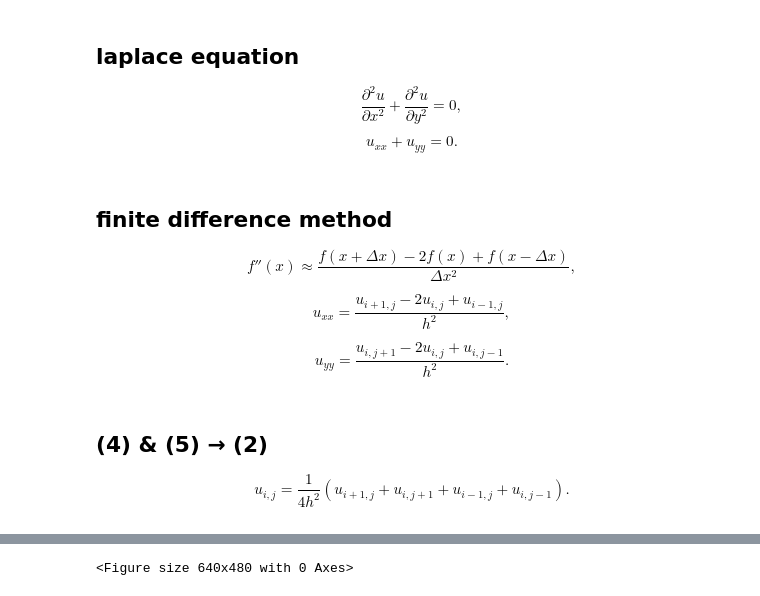
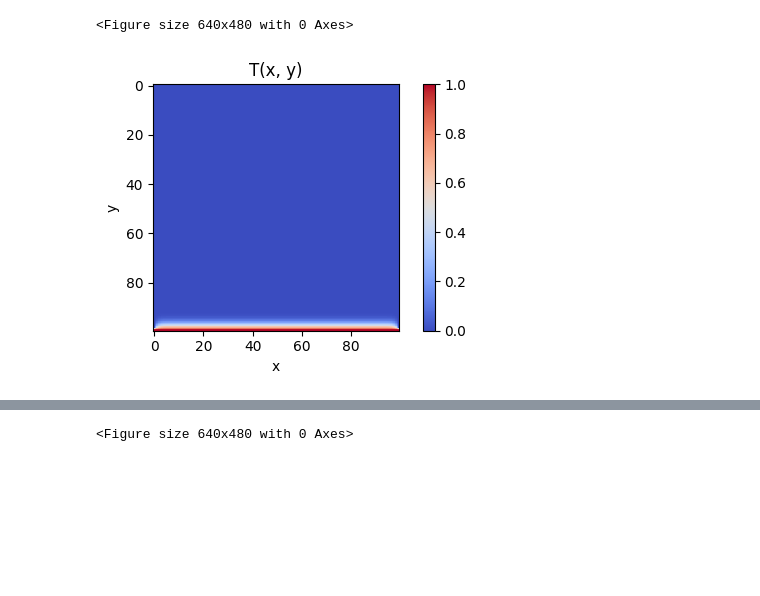
Before and after one commit to dudung/py-jupyter-nb, a Jupyter notebook: src/apply/nummeth/pde/laplace_heat_square_plate_diff_iter.ipynb, the cells around one changed output, grey strips where cells are left out. Drawn from its saved outputs; the diff is of its cells as text; code cells hidden in the pictures; blank space fills up the shorter version.

```diff
--- a/src/apply/nummeth/pde/laplace_heat_square_plate_diff_iter.ipynb
+++ b/src/apply/nummeth/pde/laplace_heat_square_plate_diff_iter.ipynb
@@ -4,28 +3,0 @@ Solve Laplace equation with FDM for square plate with different number of iterat
-# %% [markdown]
-## laplace equation
-
-$$\tag{1}
-\frac{\partial^2 u}{\partial x^2} + \frac{\partial^2 u}{\partial y^2} = 0,
-$$
-
-$$\tag{2}
-u_{xx} + u_{yy} = 0.
-$$
-# %% [markdown]
-## finite difference method
-$$\tag{3}
-f''(x) \approx \frac{f(x + \Delta x) - 2f(x) + f(x - \Delta x)}{\Delta x^2},
-$$
-
-$$\tag{4}
-u_{xx} = \frac{u_{i+1,j} - 2u_{i,j} + u_{i-1,j}}{h^2},
-$$
-
-$$\tag{5}
-u_{yy} = \frac{u_{i,j+1} - 2u_{i,j} + u_{i,j-1}}{h^2}.
-$$
-# %% [markdown]
-## (4) & (5) &rightarrow; (2)
-$$\tag{6}
-u_{i,j} = \frac{1}{4h^2} \left( u_{i+1,j} + u_{i,j+1} + u_{i-1,j} + u_{i,j-1} \right).
-$$
@@ -38,3 +4,35 @@ def print2(m):
 # %%
 import copy
 import matplotlib.pyplot as plt
+# %%
+ROWS = 100
+COLS = 100
+u = [[0 for j in range(COLS)] for i in range(ROWS)]
+
+i = ROWS - 1
+for j in range(COLS):
+    u[i][j] = 1
+
+TIME = 10
+for t in range(0, TIME + 1):
+    v = copy.deepcopy(u)
+    for i in range(1, ROWS - 1):
+        for j in range(1, COLS - 1):
+            u[i][j] = 0.25 * (v[i-1][j] + v[i+1][j] + v[i][j-1] + v[i][j+1])
+
+# https://stackoverflow.com/a/58512992/9475509
+plt.set_cmap('coolwarm')
+
+# https://stackoverflow.com/a/16492880/9475509
+fig = plt.figure(figsize=(6, 3.2))
+ax = fig.add_subplot(111)
+ax.set_title('T(x, y)')
+ax.set_aspect('equal')
+plt.imshow(u)
+plt.xlabel("x")
+plt.ylabel("y")
+plt.colorbar(orientation='vertical')
+plt.show()
+# %% [output]
+<Figure size 640x480 with 0 Axes>
+[figure, added]
```
Also changed, not shown: parts of 7 cells of this notebook.
